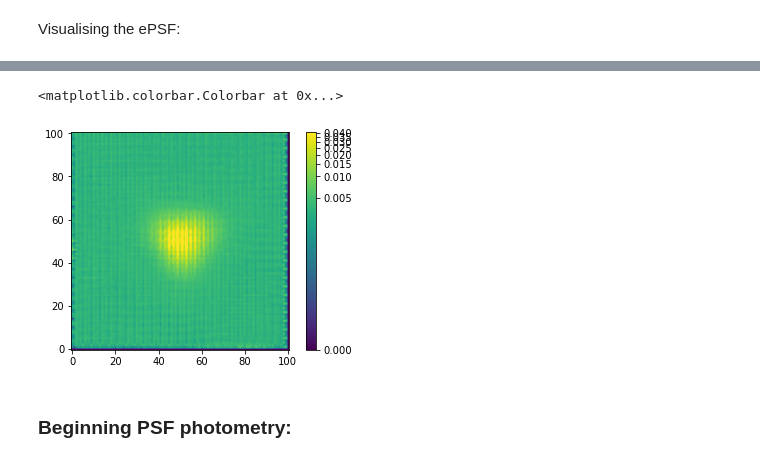
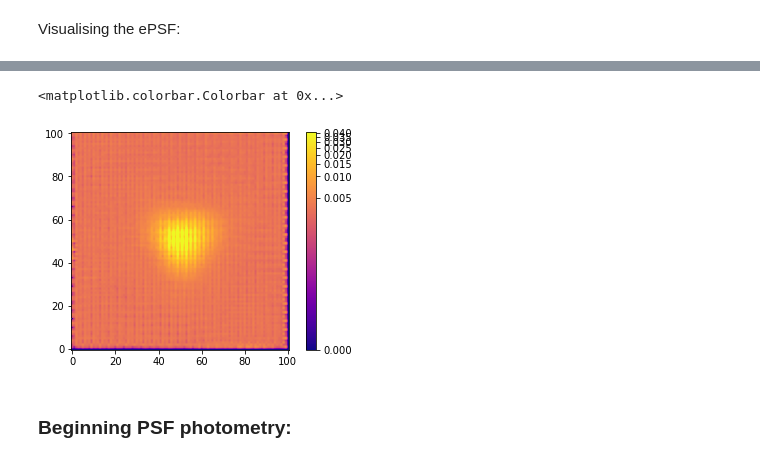
Before and after one commit to jake-the-bird/MPhys-RRL, a Jupyter notebook: test_photometry/PSF_photometry_04_fixing.ipynb, the cells around one changed output, grey strips where cells are left out. Saved outputs shown, nothing was run; the diff lists cells and outputs as text; code cells hidden in the pictures.

```diff
--- a/test_photometry/PSF_photometry_04_fixing.ipynb
+++ b/test_photometry/PSF_photometry_04_fixing.ipynb
@@ -229,6 +229,7 @@ epsf_builder = EPSFBuilder(oversampling=4, maxiters=3, progress_bar=True)
 epsf, fitted_stars = epsf_builder(stars)
 
 norm = simple_norm(epsf.data, 'log', percent=99.)
-plt.imshow(epsf.data, norm=norm, origin='lower', cmap='viridis')
+plt.imshow(epsf.data, norm=norm, origin='lower', cmap='plasma')
+#plt.imshow(epsf.data, norm=norm, origin='lower', cmap='plasma', vmin=0.01)
 plt.colorbar()
 # %% [output]
@@ -236,5 +237,5 @@ PROGRESS: iteration 3 (of max 3) [4.3 s/iter]
 <matplotlib.colorbar.Colorbar at 0x...>
-[figure, old version]
+[figure, new version]
 # %% [markdown]
 ### Beginning PSF photometry:
 # %% [markdown]
```
Also changed, not shown: parts of 11 cells of this notebook, 4 other files.
